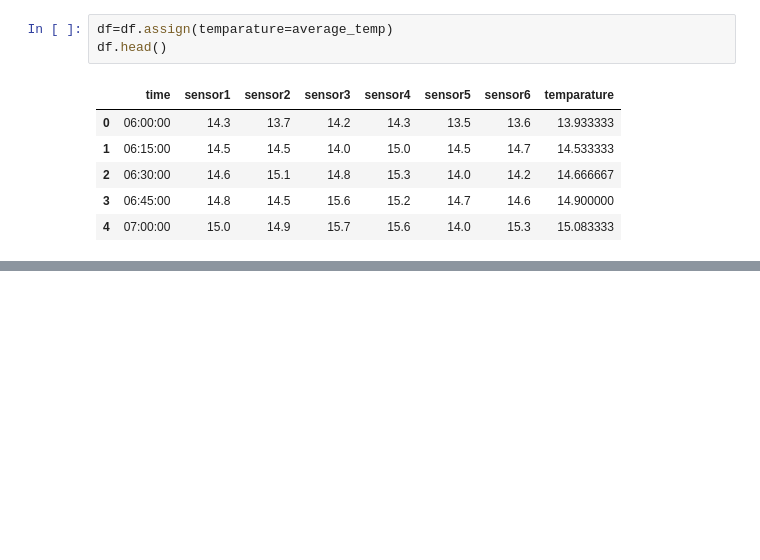
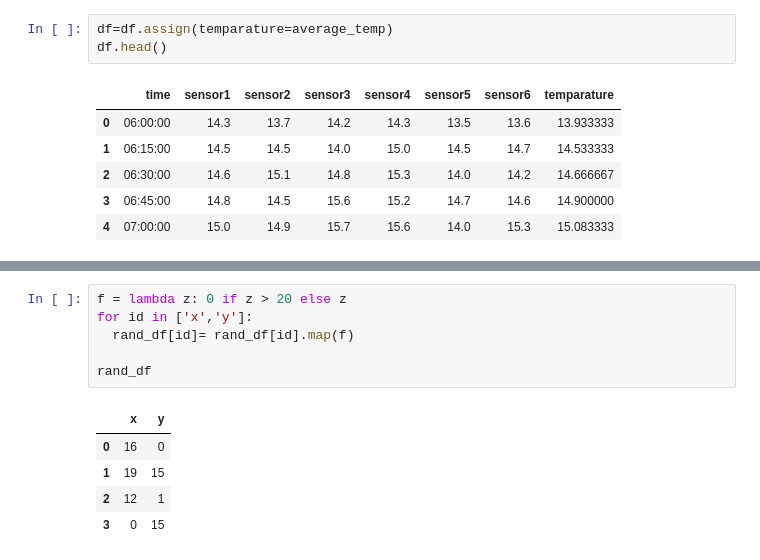
Before and after one commit to raviakasapu/MachineLearning, a Jupyter notebook: Introduction_to_Pandas.ipynb, the cells around one changed output, grey strips where cells are left out. Cells and saved outputs as stored; diff of their text form; blank space fills up the shorter version.

```diff
--- a/Introduction_to_Pandas.ipynb
+++ b/Introduction_to_Pandas.ipynb
@@ -675,0 +686,12 @@ df.head()
+# %%
+f = lambda z: 0 if z > 20 else z
+for id in ['x','y']:
+  rand_df[id]= rand_df[id].map(f)
+
+rand_df
+# %% [output]
+|  | x | y |
+| 0 | 16 | 0 |
+| 1 | 19 | 15 |
+| 2 | 12 | 1 |
+| 3 | 0 | 15 |
```
Also changed, not shown: parts of 5 cells of this notebook.
